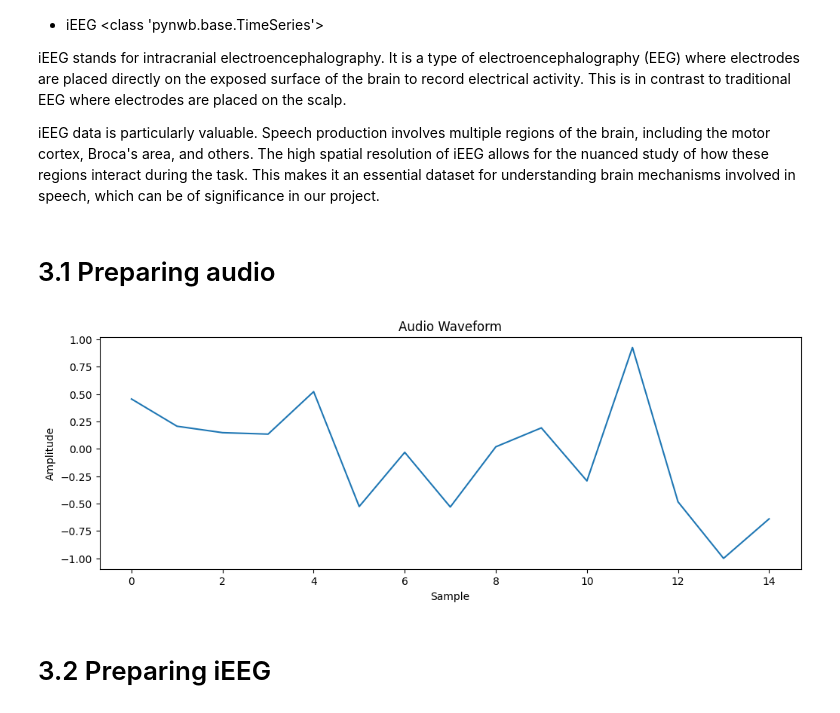
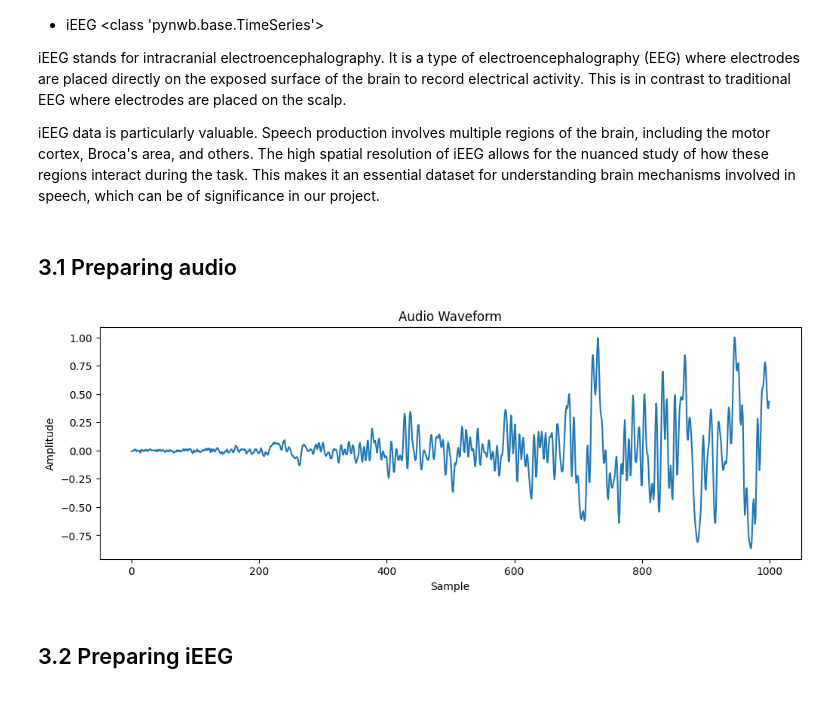
Before and after one commit to acuadrosr18/Brain-to-Speech-Synthesis-Project_DeepLearning, a Jupyter notebook: Brain_to_Speech_Synthesis_Project.ipynb, the cells around one changed output. Saved outputs shown, nothing was run; the diff lists cells and outputs as text; code cells hidden in the pictures.

```diff
--- a/Brain_to_Speech_Synthesis_Project.ipynb
+++ b/Brain_to_Speech_Synthesis_Project.ipynb
@@ -365,21 +316,21 @@ display(events_data)
 # We use NWBHDF5IO to read the data stored in NWB files, accessing and analyzinge the neurophysiological data inside
 from pynwb import NWBHDF5IO
 
-ieeg_nwb_path = "/content/SingleWordProductionDutch-iBIDS/sub-01/ieeg/sub-01_task-wordProduction_ieeg.nwb"
+ieeg_nwb_path = '/content/SingleWordProductionDutch-iBIDS/sub-06/ieeg/sub-06_task-wordProduction_ieeg.nwb'
 with NWBHDF5IO(ieeg_nwb_path, 'r') as io:
   nwbfile = io.read()
 
   # List the names of all data interfaces in the file
   print(nwbfile.acquisition)
+  print()
+  # Extract data for each interface
+  audio_data_sample = nwbfile.acquisition['Audio'].data[:1000]
+  stimulus_data_sample = nwbfile.acquisition['Stimulus'].data[:1000]
+  ieeg_data_sample = nwbfile.acquisition['iEEG'].data[:1000]
 
-  # Extract data for each interface
-  audio_data_sample = nwbfile.acquisition['Audio'].data[:15]
-  stimulus_data_sample = nwbfile.acquisition['Stimulus'].data[:15]
-  ieeg_data_sample = nwbfile.acquisition['iEEG'].data[:15]
-
-  print("Audio data:", audio_data_sample)
+  print("Audio data:", audio_data_sample[:5])
   print()
-  print("Stimulus data:", stimulus_data_sample)
+  print("Stimulus data:", stimulus_data_sample[:5])
   print()
   print("iEEG data (first 5 channels):", ieeg_data_sample[:, :5])
 # %% [output]
@@ -634,26 +575,27 @@ iEEG stands for intracranial electroencephalography. It is a type of electroence
 
 iEEG data is particularly valuable. Speech production involves multiple regions of the brain, including the motor cortex, Broca's area, and others. The high spatial resolution of iEEG allows for the nuanced study of how these regions interact during the task. This makes it an essential dataset for understanding brain mechanisms involved in speech, which can be of significance in our project.
 # %% [markdown]
-# 3.1 Preparing audio
+## 3.1 Preparing audio
 # %%
 audio_data_np = np.array(audio_data_sample)
 max_amplitude = np.max(np.abs(audio_data_np))
 audio_data_normalized = audio_data_np / max_amplitude
 audio_tensor = torch.tensor(audio_data_normalized, dtype=torch.float32)
-batch_size = 1  # We might adjust the batch size
+batch_size = 1000
 audio_tensor = audio_tensor.view(batch_size, -1)
-audio_array = audio_tensor.squeeze().numpy()  # Squeeze removes dimensions of size 1 (in case batch_size is 1)
+audio_array = audio_tensor.squeeze().numpy() # Squeeze removes dimensions of size 1 (in case batch_size is 1)
+
 # Plot the audio waveform
 plt.figure(figsize=(12, 4))
 plt.plot(audio_array)
 plt.xlabel('Sample')
 plt.ylabel('Amplitude')
 plt.title('Audio Waveform')
 plt.show()
 # %% [output]
-[figure, old version]
+[figure, new version]
 # %% [markdown]
-# 3.2 Preparing iEEG
+## 3.2 Preparing iEEG
 # %%
 ieeg_data_np = np.array(ieeg_data_sample)
 max_amplitude_ieeg = np.max(np.abs(ieeg_data_np))
```
Also changed, not shown: parts of 74 cells of this notebook.
